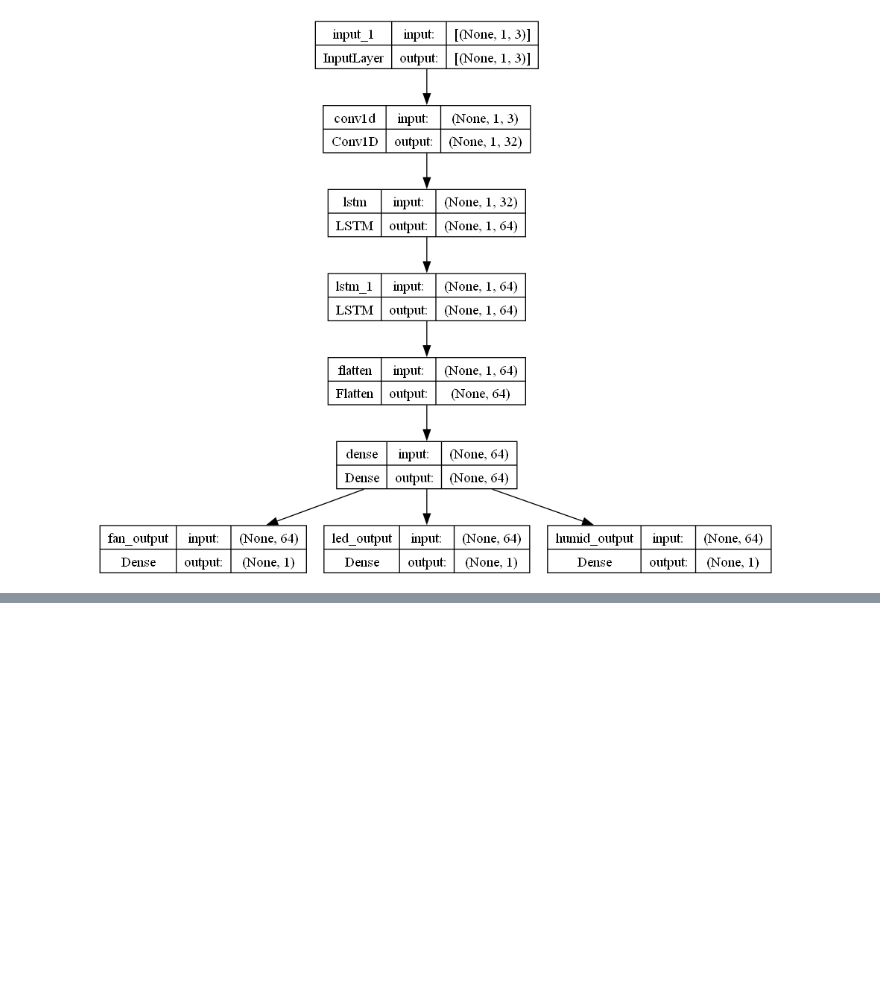
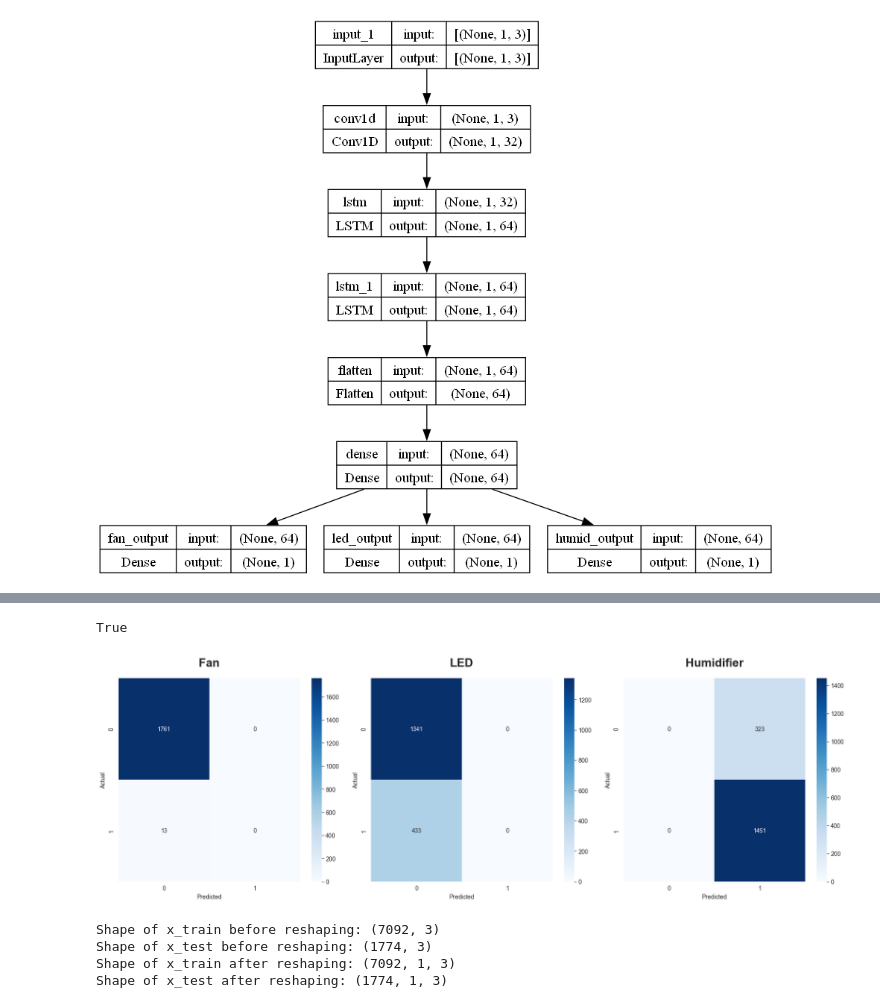
Before and after one commit to bintangx1902/hybrid-model, a Jupyter notebook: trial-time-series.ipynb, the cells around one changed output, grey strips where cells are left out. Cells and saved outputs as stored; diff of their text form; code cells hidden in the pictures; blank space fills up the shorter version.

Commit message:
with confusion matrix

```diff
--- a/trial-time-series.ipynb
+++ b/trial-time-series.ipynb
@@ -217,0 +232,2 @@ predictions
+# %%
+predictions_norm = model.predict(x_test_norm)
@@ -217,0 +236,28 @@ predictions
+# %%
+len(test_label[0]) == len(predictions_norm[0])
+# %% [output]
+True
+# %%
+def plot_confusion_matrix(cm, title, labels=[0, 1], ax=None):
+    if ax is None:
+        ax = plt.gca()
+    sns.heatmap(cm, annot=True, cmap='Blues', fmt='g', ax=ax)
+    ax.set_title(title, pad=20, fontsize=20, fontweight="bold")
+    ax.set_ylabel('Actual')
+    ax.set_xlabel('Predicted')
+# %%
+cm_fan = confusion_matrix(np.array(test_label[0]), np.round(predictions_norm[0]))
+cm_led = confusion_matrix(test_label[1], np.round(predictions_norm[1]))
+cm_humid = confusion_matrix(test_label[2], np.round(predictions_norm[2]))
+# %%
+to_print = [[cm_fan, 'Fan'], [cm_led, "LED"], [cm_humid, 'Humidifier']]
+# %%
+fig, axes = plt.subplots(1, 3, figsize=(18, 6))
+
+for idx, var in enumerate(to_print):
+    plot_confusion_matrix(var[0], var[1], ax=axes[idx])
+
+plt.tight_layout()
+plt.show()
+# %% [output]
+[figure, added]
@@ -217,0 +279,16 @@ predictions
+# %%
+print("Shape of x_train before reshaping:", x_train_scaler.shape)
+print("Shape of x_test before reshaping:", x_test_scaler.shape)
+
+# Reshape the data to be 3D for LSTM input
+x_train_scaler = x_train_scaler.reshape((x_train_scaler.shape[0], 1, x_train_scaler.shape[1]))
+x_test_scaler = x_test_scaler.reshape((x_test_scaler.shape[0], 1, x_test_scaler.shape[1]))
+
+# Check the shape after reshaping
+print("Shape of x_train after reshaping:", x_train_scaler.shape)
+print("Shape of x_test after reshaping:", x_test_scaler.shape)
+# %% [output]
+Shape of x_train before reshaping: (7092, 3)
+Shape of x_test before reshaping: (1774, 3)
+Shape of x_train after reshaping: (7092, 1, 3)
+Shape of x_test after reshaping: (1774, 1, 3)
```
Also changed, not shown: parts of 24 cells of this notebook.
